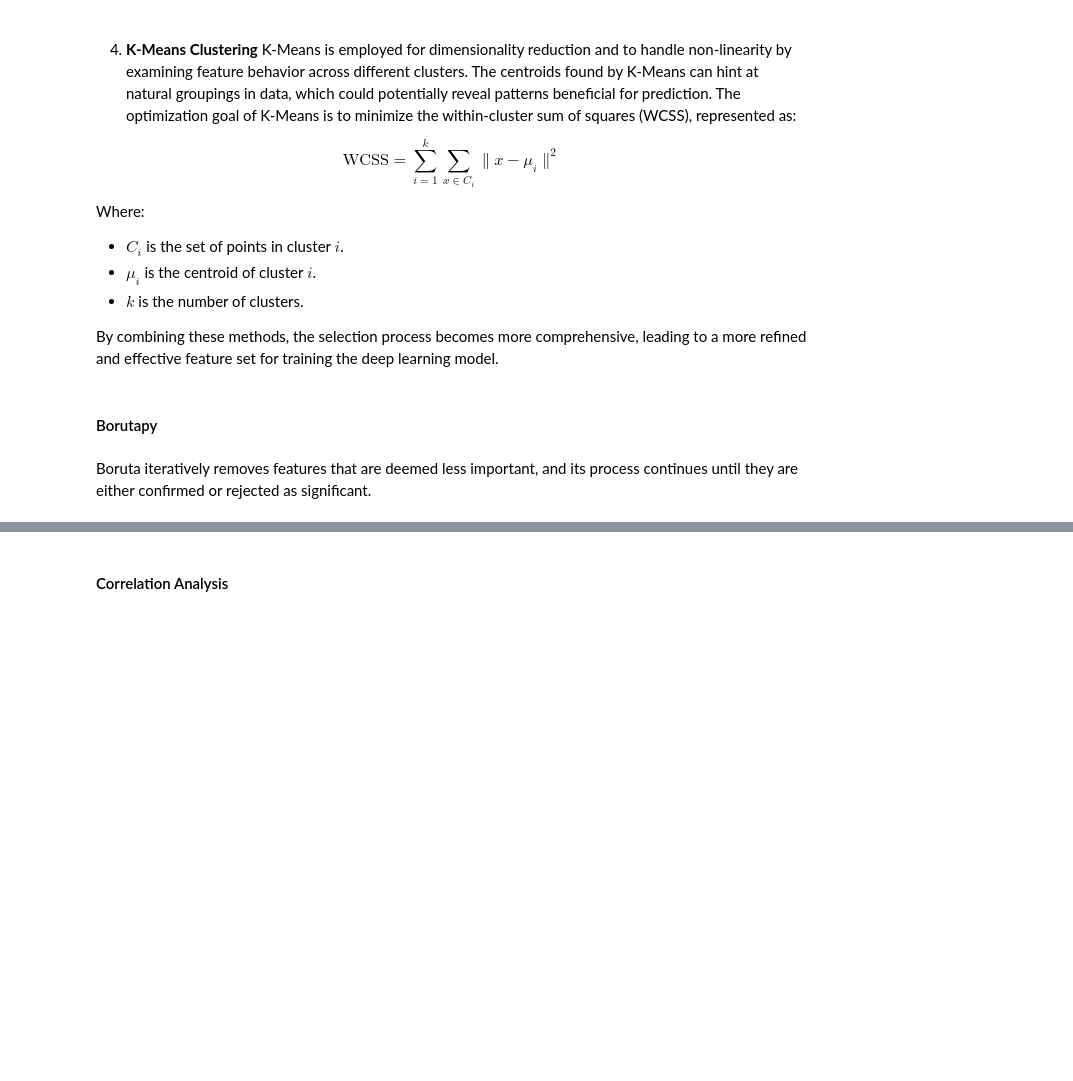
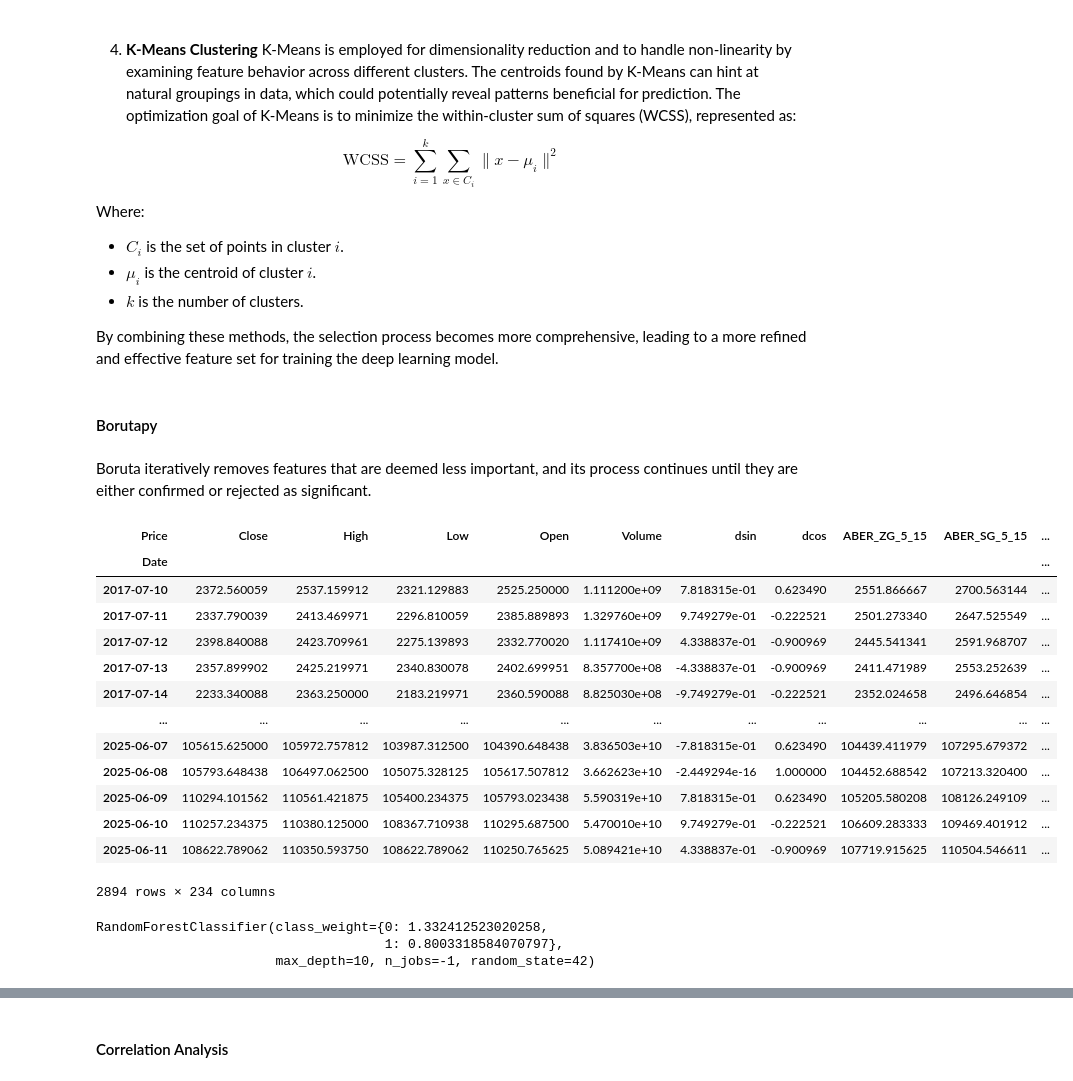
Before and after one commit to vrabechi/FQTrading, a Jupyter notebook: reports/source_report/fq_trading_notebook.ipynb, the cells around one changed output, grey strips where cells are left out. Saved outputs shown, nothing was run; the diff lists cells and outputs as text; code cells hidden in the pictures; blank space fills up the shorter version.

```diff
--- a/reports/source_report/fq_trading_notebook.ipynb
+++ b/reports/source_report/fq_trading_notebook.ipynb
@@ -206,3 +227,4 @@ dtrans.fit(df)
 # %%
 df=dtrans.transform(df)
+df = df.droplevel('Ticker', axis=1)
 df
@@ -305,7 +402,7 @@ Where $P_t$ is the current day adjusted closing price, and $P_{t+1}$ is the next
 A specific threshold is set to categorize price movements. The threshold of 0.995 times the current day price is used to filter out very small, near-zero returns. By setting a specific percentage increase as the criterion for a signal, the model aims to avoid reacting to minor fluctuations, which are common in volatile markets like cryptocurrencies. This threshold helps in reducing noise in the prediction model, focusing on more substantial and potentially profitable price movements.
 # %%
 # Set threshold
-df['dir'] = np.where(df['Adj Close'].shift(-1)>0.995*df['Adj Close'],1,0)
+df['dir'] = np.where(df['Close'].shift(-1)>0.995*df['Close'],1,0)
 
 # Specify target
 y = df['dir'].values
@@ -414,6 +539,23 @@ By combining these methods, the selection process becomes more comprehensive, le
 #### Borutapy
 # %% [markdown]
 Boruta iteratively removes features that are deemed less important, and its process continues until they are either confirmed or rejected as significant.
+# %%
+df
+# %% [output]
+| Price | Close | High | Low | Open | Volume | dsin | dcos | ABER_ZG_5_15 | ABER_SG_5_15 | ... |
+| Date |  |  |  |  |  |  |  |  |  | ... |
+| 2017-07-10 | 2372.560059 | 2537.159912 | 2321.129883 | 2525.250000 | 1.111200e+09 | 7.818315e-01 | 0.623490 | 2551.866667 | 2700.563144 | ... |
+| 2017-07-11 | 2337.790039 | 2413.469971 | 2296.810059 | 2385.889893 | 1.329760e+09 | 9.749279e-01 | -0.222521 | 2501.273340 | 2647.525549 | ... |
+| 2017-07-12 | 2398.840088 | 2423.709961 | 2275.139893 | 2332.770020 | 1.117410e+09 | 4.338837e-01 | -0.900969 | 2445.541341 | 2591.968707 | ... |
+| 2017-07-13 | 2357.899902 | 2425.219971 | 2340.830078 | 2402.699951 | 8.357700e+08 | -4.338837e-01 | -0.900969 | 2411.471989 | 2553.252639 | ... |
+| 2017-07-14 | 2233.340088 | 2363.250000 | 2183.219971 | 2360.590088 | 8.825030e+08 | -9.749279e-01 | -0.222521 | 2352.024658 | 2496.646854 | ... |
+| ... | ... | ... | ... | ... | ... | ... | ... | ... | ... | ... |
+| 2025-06-07 | 105615.625000 | 105972.757812 | 103987.312500 | 104390.648438 | 3.836503e+10 | -7.818315e-01 | 0.623490 | 104439.411979 | 107295.679372 | ... |
+| 2025-06-08 | 105793.648438 | 106497.062500 | 105075.328125 | 105617.507812 | 3.662623e+10 | -2.449294e-16 | 1.000000 | 104452.688542 | 107213.320400 | ... |
+| 2025-06-09 | 110294.101562 | 110561.421875 | 105400.234375 | 105793.023438 | 5.590319e+10 | 7.818315e-01 | 0.623490 | 105205.580208 | 108126.249109 | ... |
+| 2025-06-10 | 110257.234375 | 110380.125000 | 108367.710938 | 110295.687500 | 5.470010e+10 | 9.749279e-01 | -0.222521 | 106609.283333 | 109469.401912 | ... |
+| 2025-06-11 | 108622.789062 | 110350.593750 | 108622.789062 | 110250.765625 | 5.089421e+10 | 4.338837e-01 | -0.900969 | 107719.915625 | 110504.546611 | ... |
+2894 rows × 234 columns
 # %%
 # Define random forest classifier
 forest = RandomForestClassifier(n_jobs=-1,
@@ -423,6 +565,10 @@ forest = RandomForestClassifier(n_jobs=-1,
 
 # Train the model
 forest.fit(Xtrain, ytrain)
+# %% [output]
+RandomForestClassifier(class_weight={0: 1.332412523020258,
+                                     1: 0.8003318584070797},
+                       max_depth=10, n_jobs=-1, random_state=42)
 # %%
 # Define Boruta feature selection method
 feat_selector = BorutaPy(forest, n_estimators='auto', perc=10, alpha=0.05, random_state=42, max_iter=100, verbose=2)
```
Also changed, not shown: parts of 23 cells of this notebook, 8 other files.
